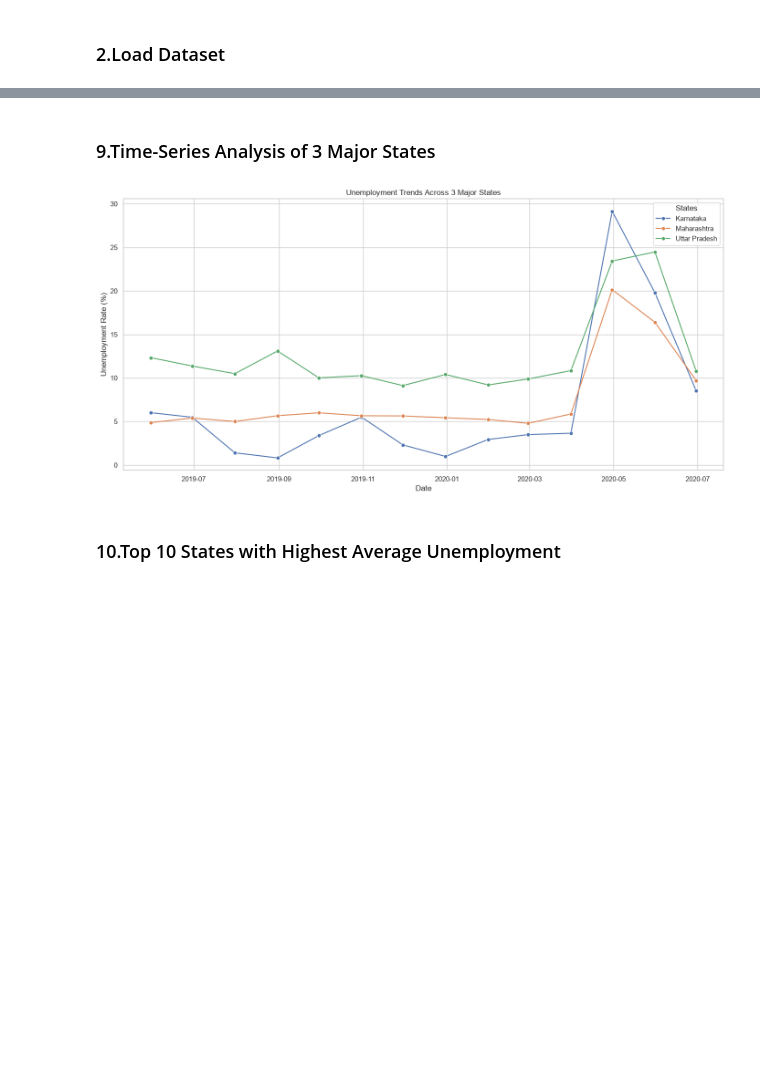
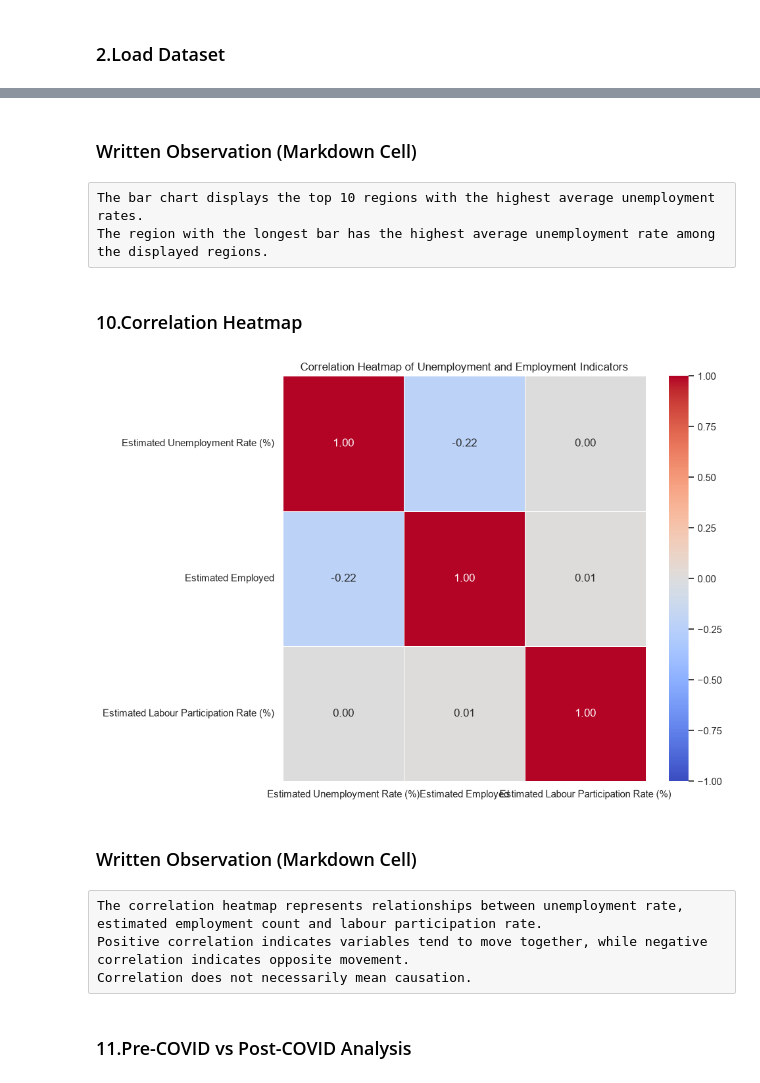
Before and after one commit to ChaudhariUtkarsh/2.Unemployment_Analysis, a Jupyter notebook: Unemployment_Analysis.ipynb, the cells around one changed output, grey strips where cells are left out. Cells and saved outputs as stored; diff of their text form; code cells hidden in the pictures; blank space fills up the shorter version.

```diff
--- a/Unemployment_Analysis.ipynb
+++ b/Unemployment_Analysis.ipynb
@@ -79,22 +124,5 @@ Total Missing Values: 196
 # %%
-# Remove extra spaces from column names
-df.columns = df.columns.str.strip()
-
-# Clean text columns
-df["Region"] = df["Region"].astype(str).str.strip()
-df["Area"] = df["Area"].astype(str).str.strip()
-
-# Convert Date column into datetime
-df["Date"] = pd.to_datetime(df["Date"].astype(str).str.strip(), dayfirst=True, errors="coerce")
-
-# Convert numerical columns
-numeric_columns = ["Estimated Unemployment Rate (%)", "Estimated Employed", "Estimated Labour Participation Rate (%)"]
-for col in numeric_columns:
-    df[col] = pd.to_numeric(df[col], errors="coerce")
-
-# Remove rows with missing essential values
-df.dropna(subset=["Region", "Date"] + numeric_columns, inplace=True)
-df.reset_index(drop=True, inplace=True)
-print("Data Cleaning Completed!")
-df.head()
+region_avg = (df.groupby("Region")["Estimated Unemployment Rate (%)"].mean().sort_values(ascending=False))
+print("Region-wise Average Unemployment Rate:")
+display(region_avg.to_frame("Average Unemployment Rate (%)"))
 # %% [output]
@@ -160,19 +255,26 @@ plt.show()
+# %% [markdown]
+### Written Observation (Markdown Cell)
+# %% [raw]
+The bar chart displays the top 10 regions with the highest average unemployment rates.
+The region with the longest bar has the highest average unemployment rate among the displayed regions.
 # %% [markdown]
-### 9.Time-Series Analysis of 3 Major States
+### 10.Correlation Heatmap
 # %%
-major_states = ["Maharashtra", "Uttar Pradesh", "Karnataka"]
-state_data = df[df["Region"].isin(major_states)].copy()
-state_monthly = (state_data.groupby(["Date", "Region"])["Estimated Unemployment Rate (%)"].mean().reset_index())
-plt.figure(figsize=(14, 7))
-sns.lineplot(data=state_monthly, x="Date", y="Estimated Unemployment Rate (%)", hue="Region", marker="o")
-plt.title("Unemployment Trends Across 3 Major States")
-plt.xlabel("Date")
-plt.ylabel("Unemployment Rate (%)")
-plt.legend(title="States")
+correlation_data = df[["Estimated Unemployment Rate (%)", "Estimated Employed", "Estimated Labour Participation Rate (%)"]]
+correlation_matrix = correlation_data.corr()
+plt.figure(figsize=(10, 7))
+sns.heatmap(correlation_matrix, annot=True, cmap="coolwarm", fmt=".2f", linewidths=0.5, vmin=-1, vmax=1)
+plt.title("Correlation Heatmap of Unemployment and Employment Indicators")
 plt.tight_layout()
 plt.show()
 # %% [output]
-[figure, old version]
+[figure, new version]
+# %% [markdown]
+### Written Observation (Markdown Cell)
+# %% [raw]
+The correlation heatmap represents relationships between unemployment rate, estimated employment count and labour participation rate.
+Positive correlation indicates variables tend to move together, while negative correlation indicates opposite movement.
+Correlation does not necessarily mean causation.
 # %% [markdown]
-### 10.Top 10 States with Highest Average Unemployment
+### 11.Pre-COVID vs Post-COVID Analysis
 # %%
```
Also changed, not shown: parts of 45 cells of this notebook, 2 other files.
